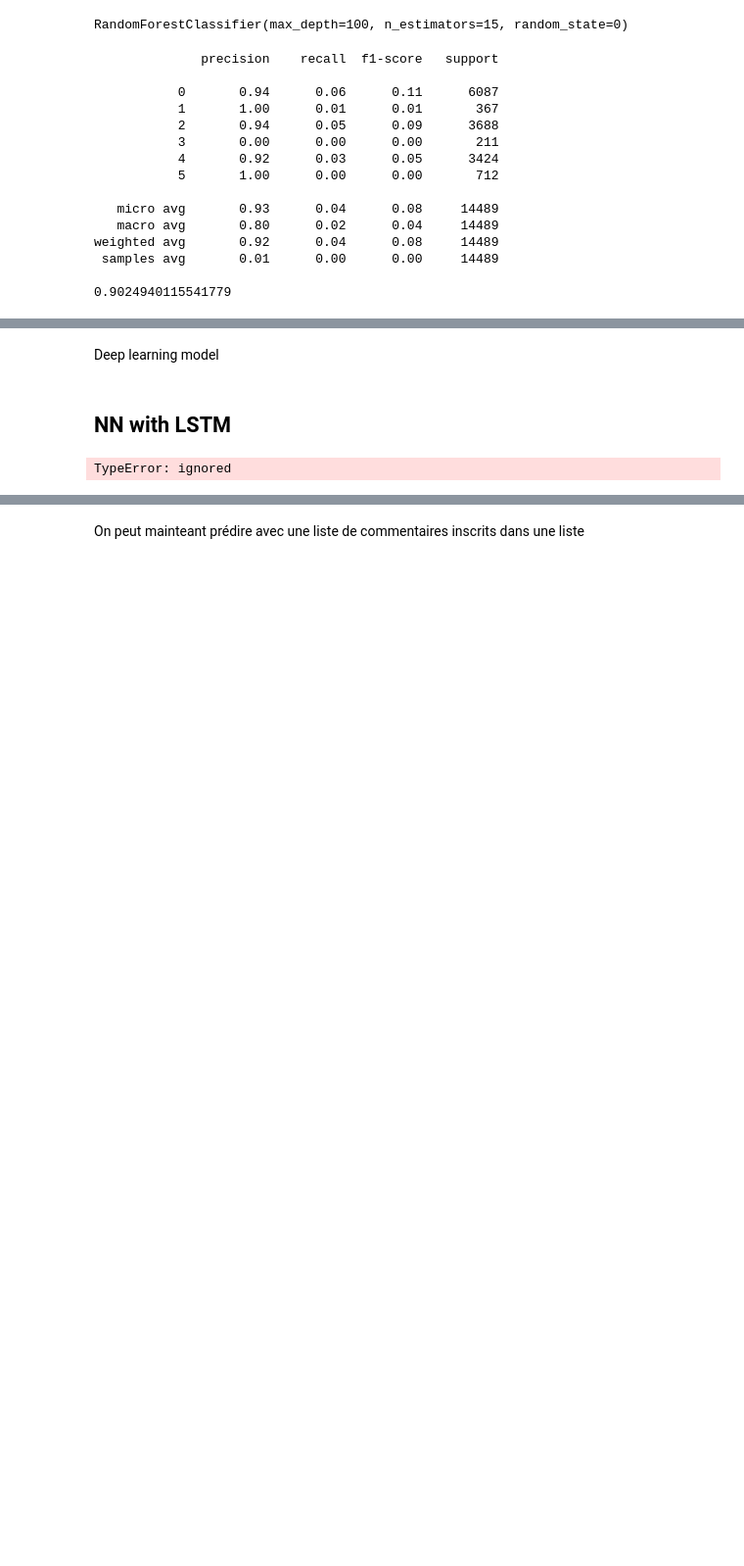
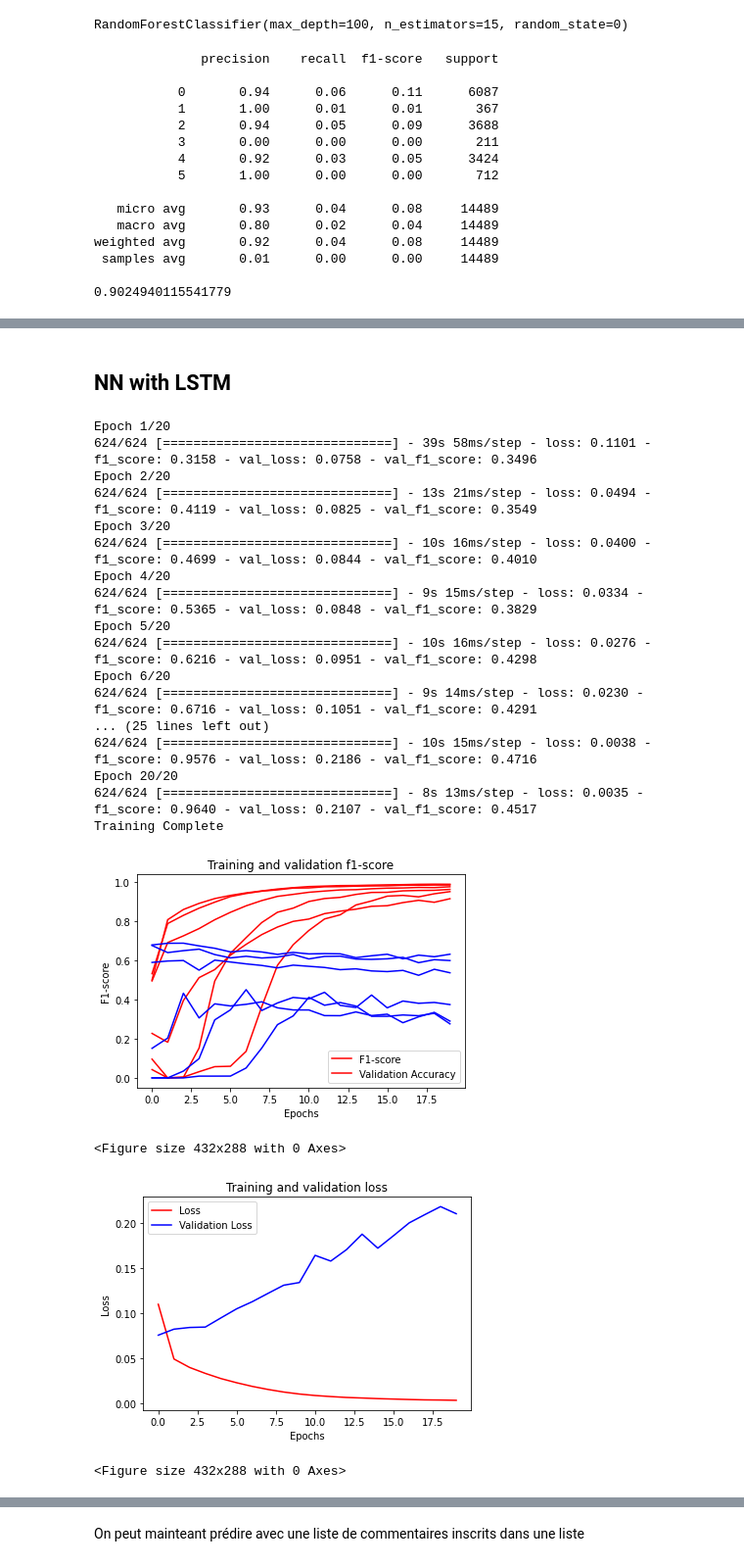
Before and after one commit to cc-ca/commentaires_toxiques, a Jupyter notebook: Classification_commentaires_toxiques.ipynb, the cells around one changed output, grey strips where cells are left out. Shown at 98% size. Drawn from its saved outputs; the diff is of its cells as text; code cells hidden in the pictures; blank space fills up the shorter version.

```diff
--- a/Classification_commentaires_toxiques.ipynb
+++ b/Classification_commentaires_toxiques.ipynb
@@ -751,5 +762,3 @@ weighted avg       0.92      0.04      0.08     14489
-# %% [markdown]
-Deep learning model
 # %% [markdown]
 ## NN with LSTM
 # %%
@@ -792,7 +801,7 @@ for x in range(len(val_corpus)):
 test_sequences = tokenizerDL.texts_to_sequences(val_sentences)
 testing_padded = np.array(pad_sequences(test_sequences, maxlen=max_length, padding=padding_type, truncating=trunc_type))
 
-num_epochs = 10
+num_epochs = 20
 training_labels = np.array(labels)
 test_labels = np.array(val_labels)
 
@@ -817,31 +826,51 @@ loss=history.history['loss']
 val_loss=history.history['val_loss']
 
 epochs=range(len(acc)) # Get number of epochs
 
 #------------------------------------------------
 # Plot training and validation accuracy per epoch
 #------------------------------------------------
 plt.plot(epochs, acc, 'r')
 plt.plot(epochs, val_acc, 'b')
 plt.title('Training and validation f1-score')
 plt.xlabel("Epochs")
 plt.ylabel("F1-score")
 plt.legend(["F1-score", "Validation Accuracy"])
 
 plt.figure()
 plt.show()
 
 #------------------------------------------------
 # Plot training and validation loss per epoch
 #------------------------------------------------
 plt.plot(epochs, loss, 'r')
 plt.plot(epochs, val_loss, 'b')
 plt.title('Training and validation loss')
 plt.xlabel("Epochs")
 plt.ylabel("Loss")
 plt.legend(["Loss", "Validation Loss"])
 
 plt.figure()
 plt.show()
 # %% [output]
-TypeError: ignored
+Epoch 1/20
+624/624 [==============================] - 39s 58ms/step - loss: 0.1101 - f1_score: 0.3158 - val_loss: 0.0758 - val_f1_score: 0.3496
+Epoch 2/20
+624/624 [==============================] - 13s 21ms/step - loss: 0.0494 - f1_score: 0.4119 - val_loss: 0.0825 - val_f1_score: 0.3549
+Epoch 3/20
+624/624 [==============================] - 10s 16ms/step - loss: 0.0400 - f1_score: 0.4699 - val_loss: 0.0844 - val_f1_score: 0.4010
+Epoch 4/20
+624/624 [==============================] - 9s 15ms/step - loss: 0.0334 - f1_score: 0.5365 - val_loss: 0.0848 - val_f1_score: 0.3829
+Epoch 5/20
+624/624 [==============================] - 10s 16ms/step - loss: 0.0276 - f1_score: 0.6216 - val_loss: 0.0951 - val_f1_score: 0.4298
+Epoch 6/20
+624/624 [==============================] - 9s 14ms/step - loss: 0.0230 - f1_score: 0.6716 - val_loss: 0.1051 - val_f1_score: 0.4291
+... (25 lines left out)
+624/624 [==============================] - 10s 15ms/step - loss: 0.0038 - f1_score: 0.9576 - val_loss: 0.2186 - val_f1_score: 0.4716
+Epoch 20/20
+624/624 [==============================] - 8s 13ms/step - loss: 0.0035 - f1_score: 0.9640 - val_loss: 0.2107 - val_f1_score: 0.4517
+Training Complete
+[figure, added]
+<Figure size 432x288 with 0 Axes>
+[figure, added]
+<Figure size 432x288 with 0 Axes>
```
Also changed, not shown: parts of 19 cells of this notebook.
